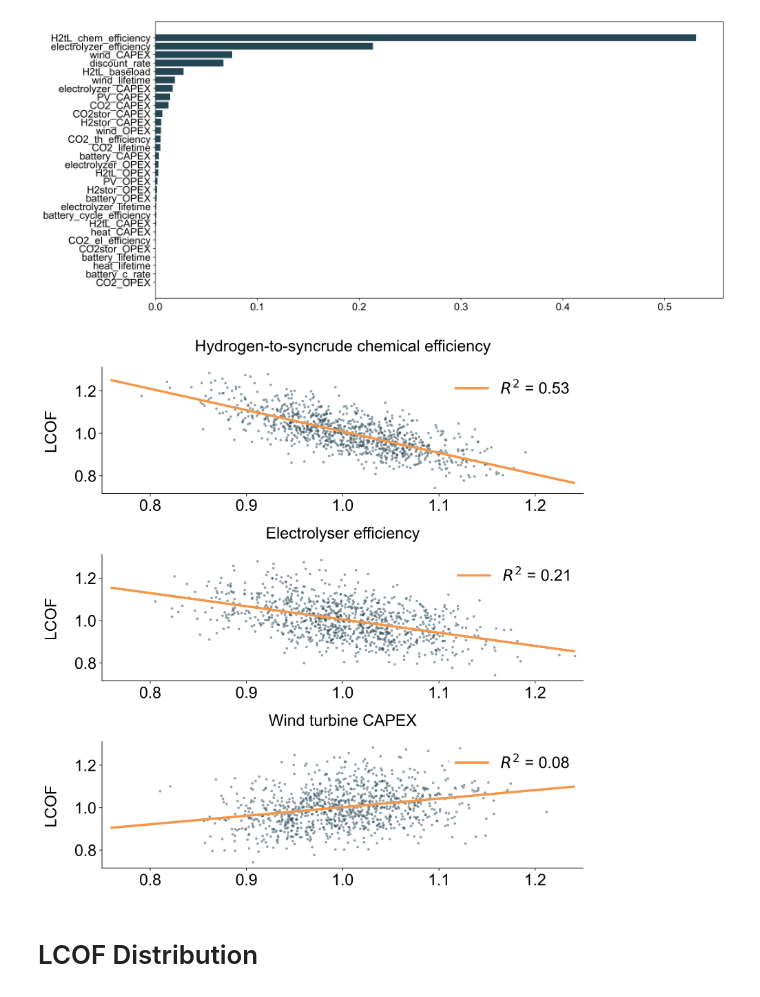
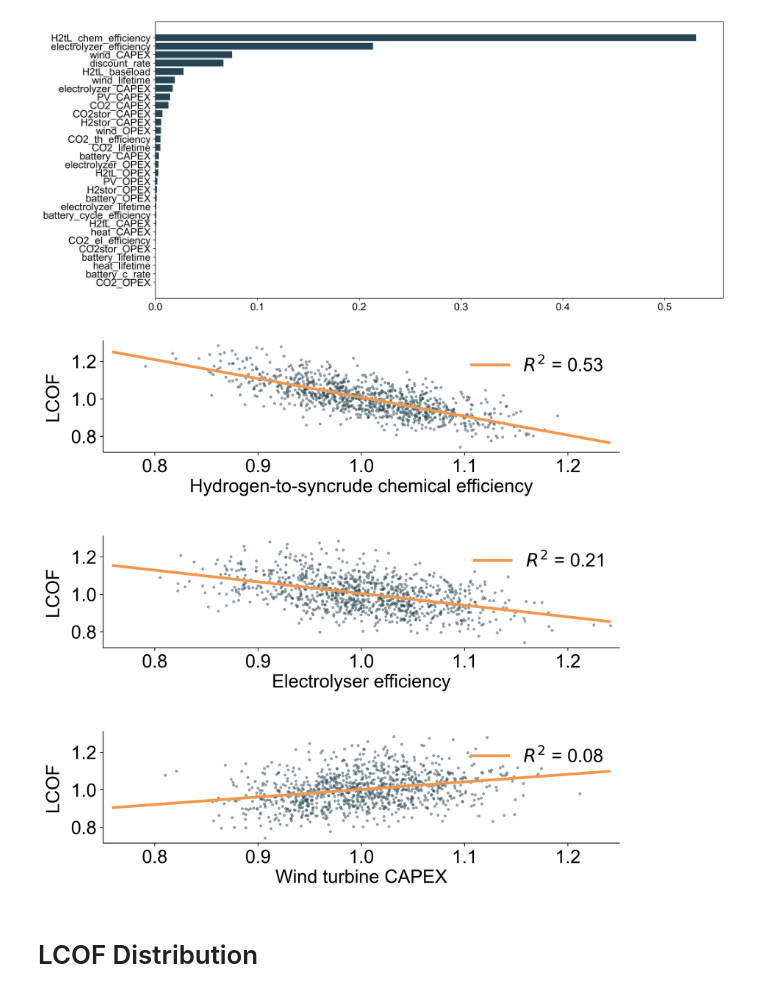
Before and after one commit to kwdseymour/EuroSAFs, a Jupyter notebook: scripts/analysis/sensitivity_analysis.ipynb, the cells around one changed output. Saved outputs shown, nothing was run; the diff lists cells and outputs as text; code cells hidden in the pictures.

Commit message:
Figure formatting changes

```diff
--- a/scripts/analysis/sensitivity_analysis.ipynb
+++ b/scripts/analysis/sensitivity_analysis.ipynb
@@ -187,39 +187,38 @@ ols_reg_slice = ols_reg.loc[ols_reg.Parameter!='discount_rate'].sort_values('R-S
 
 cmap = 'RdYlGn_r'
 
 titles = {
     'H2tL_chem_efficiency':'Hydrogen-to-syncrude chemical efficiency',
     'electrolyzer_efficiency': 'Electrolyser efficiency',
     'wind_CAPEX': 'Wind turbine CAPEX',
     'electrolyzer_CAPEX': 'Electrolyser CAPEX'
 }
 
 if ncols == None:
     ncols = int(np.ceil(np.sqrt(params_count)))
 nrows = int(np.ceil(params_count/ncols))
 fig,axes = plt.subplots(nrows=nrows,ncols=ncols,figsize=figsize)
 axes = np.reshape(axes,(1,nrows*ncols))[0]
 for idx,row in ols_reg_slice.iterrows():
     axes[idx].scatter(df[row.Parameter],df.LCOF_liter_norm, s=10, alpha=0.5, lw=0)#, cmap=cmap, vmin=2, vmax=4, c=df.LCOF_liter_2020)
     minx = 0.75
     maxx = 1.25
     x = np.linspace(0.76,1.24,100)
     y = row.Slope*x + row.Intercept
     axes[idx].plot(x,y,linewidth=3,color='C1',label=fr'$R^{2}$ = {row["R-Squared"]:.2f}')
-    axes[idx].set_title(titles[row.Parameter],fontsize=fontsize)
+    axes[idx].set_xlabel(titles[row.Parameter],fontsize=fontsize, labelpad=3)
     axes[idx].tick_params(labelsize=fontsize)
-    axes[idx].legend(fontsize=fontsize,edgecolor=(1,1,1,0.5),facecolor=(1, 1, 1, 0.5),loc='upper right')
+    axes[idx].legend(fontsize=fontsize,framealpha=0, loc='upper right')
     if idx in [x*ncols for x in range(nrows)]:
-        axes[idx].set_ylabel('LCOF',labelpad=20,fontsize=fontsize)
+        axes[idx].set_ylabel('LCOF',labelpad=10,fontsize=fontsize)
 
     axes[idx].spines['top'].set_visible(False)
     axes[idx].spines['right'].set_visible(False)
     axes[idx].set_xlim(minx,maxx)
-plt.subplots_adjust(hspace=0.9,wspace=0.2)
-plt.tight_layout()
+plt.subplots_adjust(hspace=0.75)
 plt.savefig('../../gfx/highest_sensitivities.png',dpi=400,bbox_inches='tight')
 # %% [output]
-[figure, old version]
+[figure, new version]
 # %% [markdown]
 # LCOF Distribution
 # %%
```
Also changed, not shown: parts of 1 cell of this notebook, 3 other files.
